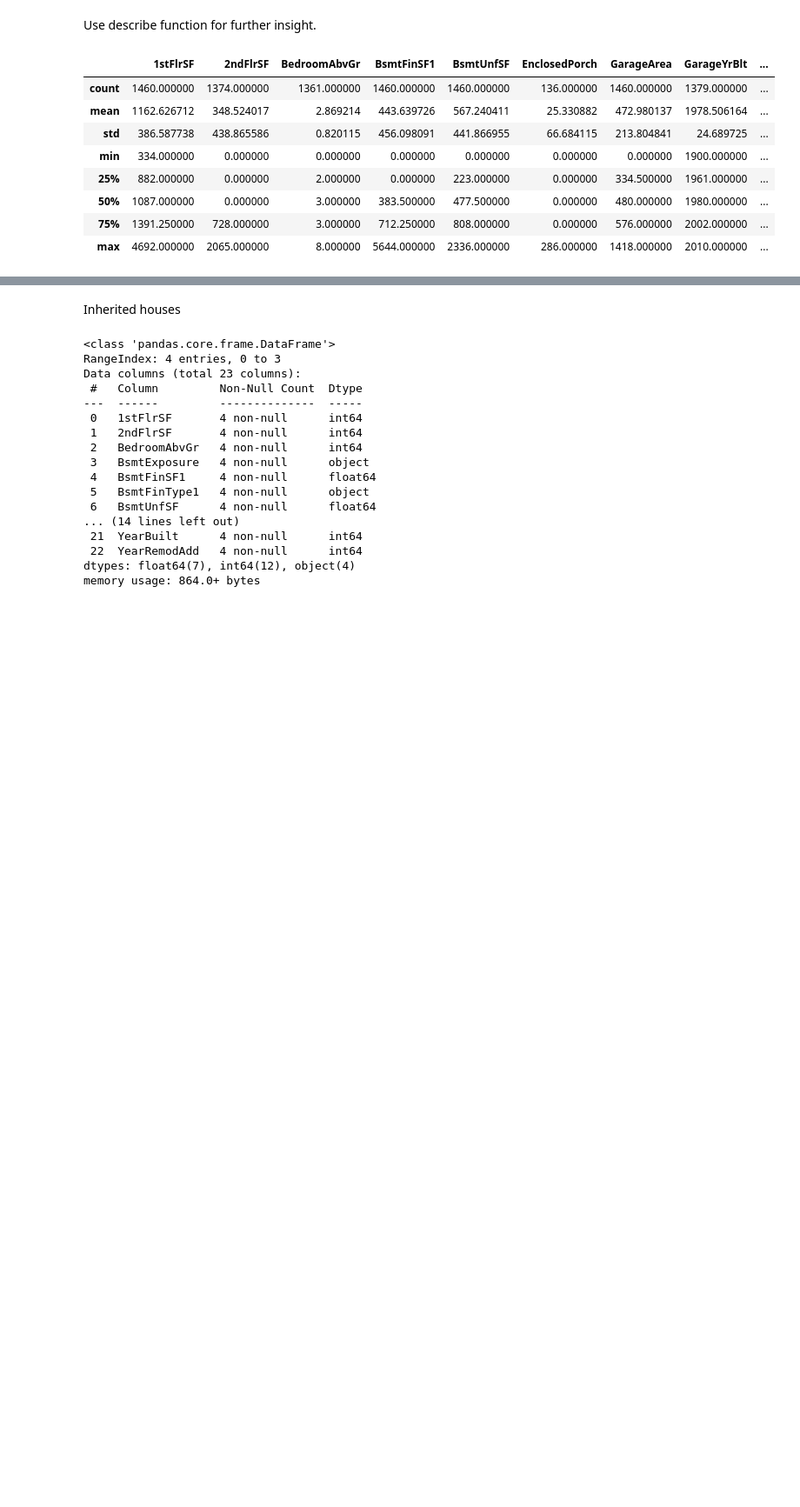
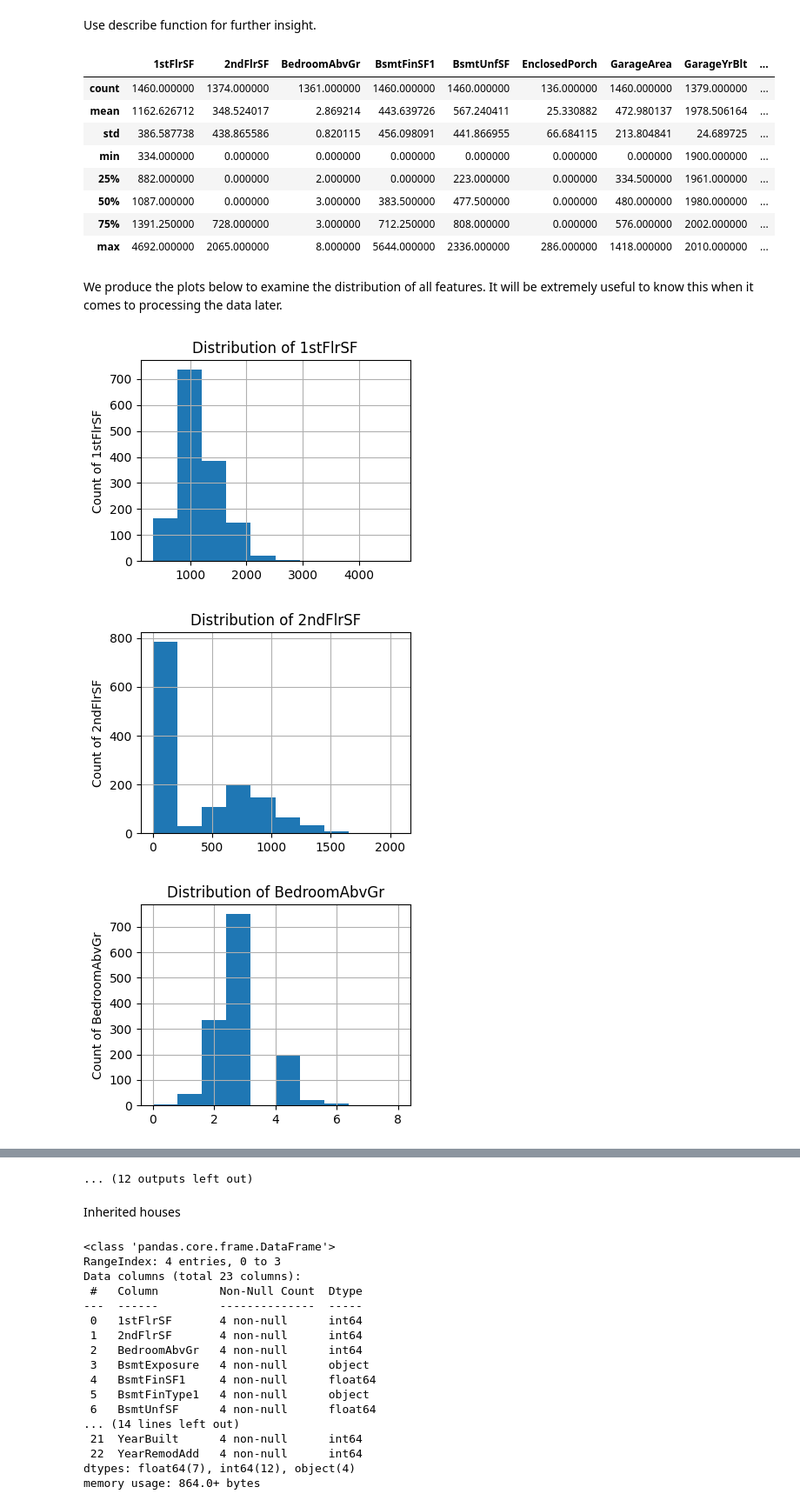
Before and after one commit to ewradcliffe/Heritage-Housing, a Jupyter notebook: jupyter_notebooks/02 - DataInspection.ipynb, the cells around one changed output, grey strips where cells are left out. Shown at 87% size. Saved outputs shown, nothing was run; the diff lists cells and outputs as text; code cells hidden in the pictures; blank space fills up the shorter version.

Commit message:
Replace pandas profiling report with distribution visualiations.

```diff
--- a/jupyter_notebooks/02 - DataInspection.ipynb
+++ b/jupyter_notebooks/02 - DataInspection.ipynb
@@ -95,3 +87,19 @@ house_prices_df.describe()
 | 50% | 1087.000000 | 0.000000 | 3.000000 | 383.500000 | 477.500000 | 0.000000 | 480.000000 | 1980.000000 | ... |
 | 75% | 1391.250000 | 728.000000 | 3.000000 | 712.250000 | 808.000000 | 0.000000 | 576.000000 | 2002.000000 | ... |
 | max | 4692.000000 | 2065.000000 | 8.000000 | 5644.000000 | 2336.000000 | 286.000000 | 1418.000000 | 2010.000000 | ... |
+# %% [markdown]
+We produce the plots below to examine the distribution of all features. It will be extremely useful to know this when it comes to processing the data later.
+# %%
+import matplotlib.pyplot as plt
+
+features_to_examine = house_prices_df
+features_to_examine.drop('SalePrice', axis=1)
+for features in features_to_examine:
+    features_to_examine[features].hist(figsize=(4,3))
+    plt.title(f'Distribution of {features}')
+    plt.ylabel(f'Count of {features}')
+    plt.show()
+# %% [output]
+[figure, added]
+[figure, added]
+[figure, added]
@@ -98,3 +115,4 @@ house_prices_df.describe()
+... (12 outputs left out)
 # %% [markdown]
 Inherited houses
 # %%
```
Also changed, not shown: parts of 5 cells of this notebook.
